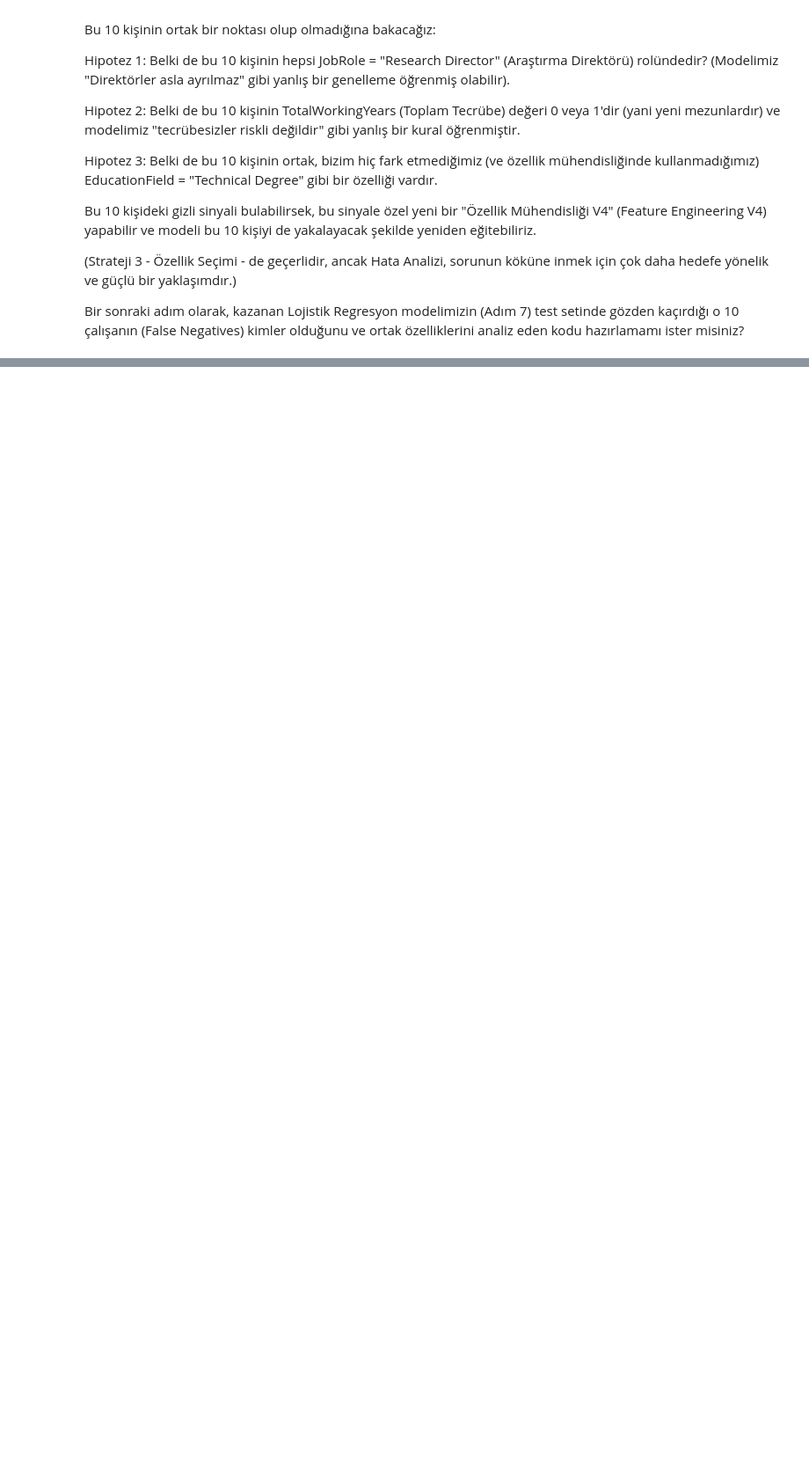
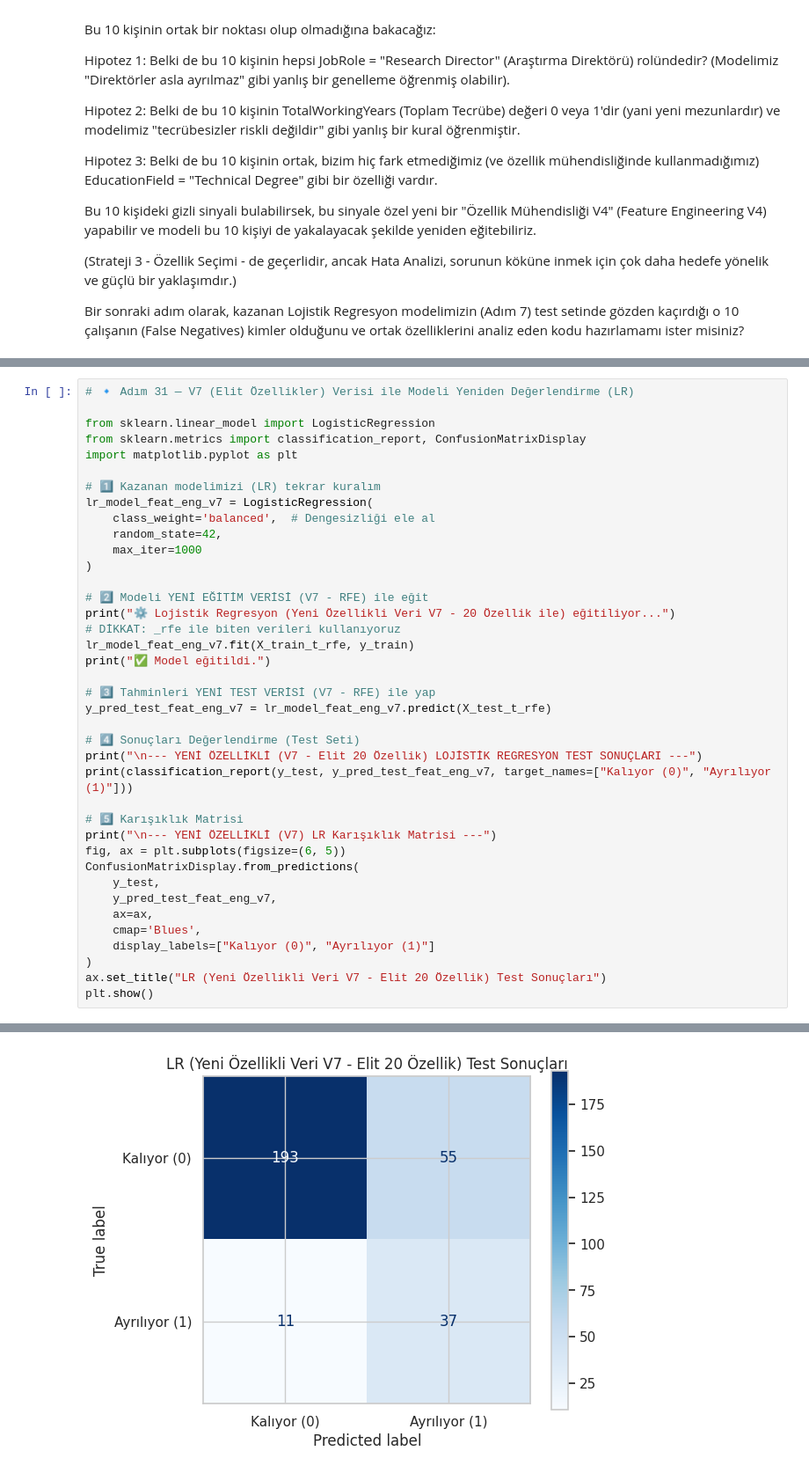
Before and after one commit to Seldarzu/employee-attrition-eda, a Jupyter notebook: 01_data_exploration_arzu.ipynb, the cells around one changed output, grey strips where cells are left out. Shown at 88% size. Drawn from its saved outputs; the diff is of its cells as text; blank space fills up the shorter version.

```diff
--- a/01_data_exploration_arzu.ipynb
+++ b/01_data_exploration_arzu.ipynb
@@ -3268,0 +4339,40 @@ Bir sonraki adım olarak, kazanan Lojistik Regresyon modelimizin (Adım 7) test
+# %%
+# 🔹 Adım 31 — V7 (Elit Özellikler) Verisi ile Modeli Yeniden Değerlendirme (LR)
+
+from sklearn.linear_model import LogisticRegression
+from sklearn.metrics import classification_report, ConfusionMatrixDisplay
+import matplotlib.pyplot as plt
+
+# 1️⃣ Kazanan modelimizi (LR) tekrar kuralım
+lr_model_feat_eng_v7 = LogisticRegression(
+    class_weight='balanced',  # Dengesizliği ele al
+    random_state=42,
+    max_iter=1000
+)
+
+# 2️⃣ Modeli YENİ EĞİTİM VERİSİ (V7 - RFE) ile eğit
+print("⚙️ Lojistik Regresyon (Yeni Özellikli Veri V7 - 20 Özellik ile) eğitiliyor...")
+# DİKKAT: _rfe ile biten verileri kullanıyoruz
+lr_model_feat_eng_v7.fit(X_train_t_rfe, y_train)
+print("✅ Model eğitildi.")
+
+# 3️⃣ Tahminleri YENİ TEST VERİSİ (V7 - RFE) ile yap
+y_pred_test_feat_eng_v7 = lr_model_feat_eng_v7.predict(X_test_t_rfe)
+
+# 4️⃣ Sonuçları Değerlendirme (Test Seti)
+print("\n--- YENİ ÖZELLİKLİ (V7 - Elit 20 Özellik) LOJİSTİK REGRESYON TEST SONUÇLARI ---")
+print(classification_report(y_test, y_pred_test_feat_eng_v7, target_names=["Kalıyor (0)", "Ayrılıyor (1)"]))
+
+# 5️⃣ Karışıklık Matrisi
+print("\n--- YENİ ÖZELLİKLİ (V7) LR Karışıklık Matrisi ---")
+fig, ax = plt.subplots(figsize=(6, 5))
+ConfusionMatrixDisplay.from_predictions(
+    y_test,
+    y_pred_test_feat_eng_v7,
+    ax=ax,
+    cmap='Blues',
+    display_labels=["Kalıyor (0)", "Ayrılıyor (1)"]
+)
+ax.set_title("LR (Yeni Özellikli Veri V7 - Elit 20 Özellik) Test Sonuçları")
+plt.show()
+# %% [output]
@@ -3268,0 +4394 @@ Bir sonraki adım olarak, kazanan Lojistik Regresyon modelimizin (Adım 7) test
+[figure, added]
```
Also changed, not shown: parts of 29 cells of this notebook.
